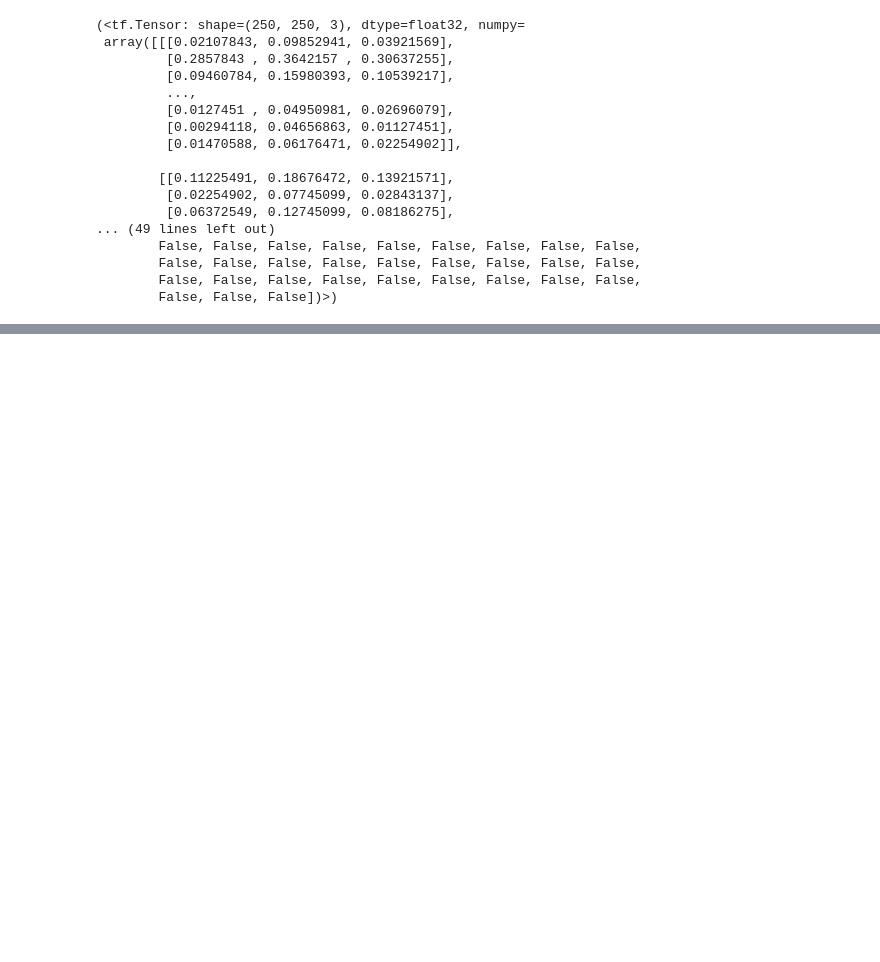
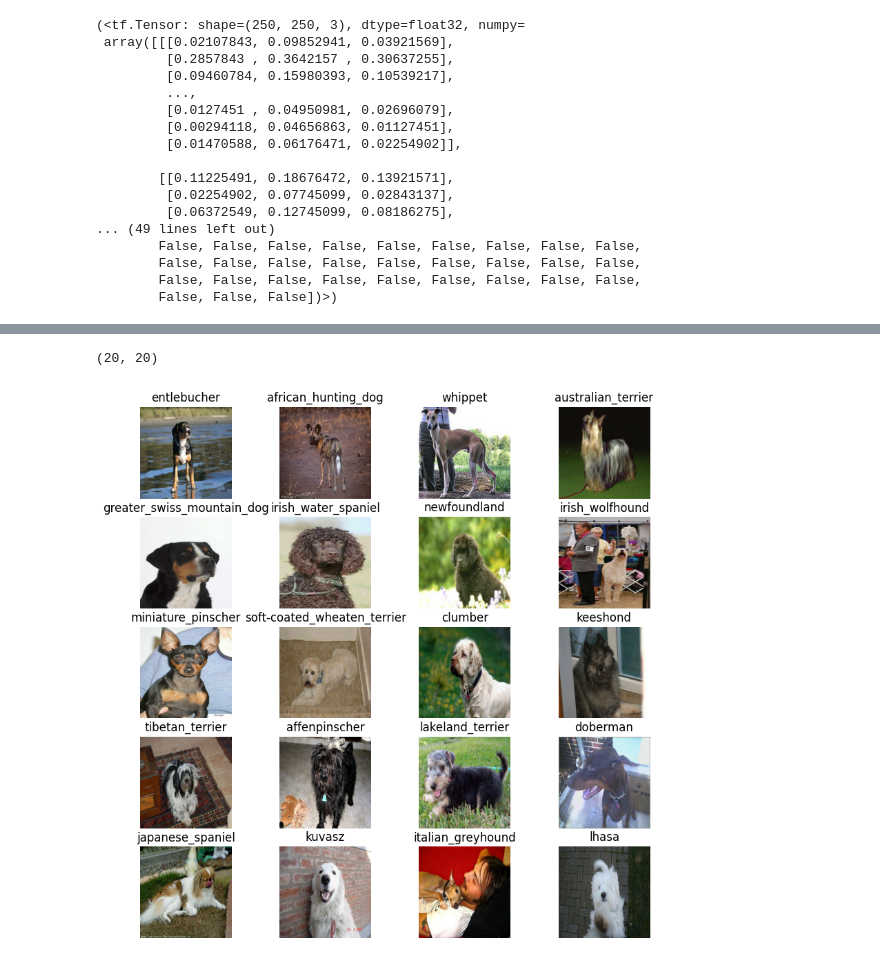
Before and after one commit to bhagya777/Dog_Breed_Identification_project, a Jupyter notebook: Dog_Breed_Idendification.ipynb, the cells around one changed output, grey strips where cells are left out. Saved outputs shown, nothing was run; the diff lists cells and outputs as text; code cells hidden in the pictures; blank space fills up the shorter version.

```diff
--- a/Dog_Breed_Idendification.ipynb
+++ b/Dog_Breed_Idendification.ipynb
@@ -320,7 +320,7 @@ def get_image_label(image_path,label):
   """
   Takes file path and label, processes image and returns tuple of (image, label)
   """
-  image=process_image(image),
+  image=process_image(image_path)
   return image,label
 # %%
 (process_image(x[32]),tf.constant(y[32]))
@@ -344,0 +377,3 @@ def get_image_label(image_path,label):
+# %%
+train_data=create_data_batches(x_train,y_train)
+val_data=create_data_batches(x_val,y_val,valid_data=True)
@@ -344,0 +393,13 @@ def get_image_label(image_path,label):
+# %%
+import matplotlib.pyplot as plt
+
+def show_20_images(images,labels):
+  plt.figure(figsize=(10,10))
+  for i in range(20):
+    # 4 rows 4 columns i+1 index
+    ax=plt.subplot(5,4,i+1)
+    plt.imshow(images[i])
+    #gives label name where label has highest value(ie. True or 1) in labels list in unique breeds.
+    plt.title(unique_breeds[labels[i].argmax()])
+    # To turn gridlines off
+    plt.axis("off")
@@ -344,0 +412,4 @@ def get_image_label(image_path,label):
+# %%
+#Everytime this cell is run images will be new as data is shuffled
+train_images,train_labels=next(train_data.as_numpy_iterator())
+train_images,train_labels
@@ -344,0 +434,8 @@ def get_image_label(image_path,label):
+# %%
+len(train_images),len(train_labels)
+# %% [output]
+(20, 20)
+# %%
+show_20_images(train_images,train_labels)
+# %% [output]
+[figure, added]
```
Also changed, not shown: parts of 9 cells of this notebook.
